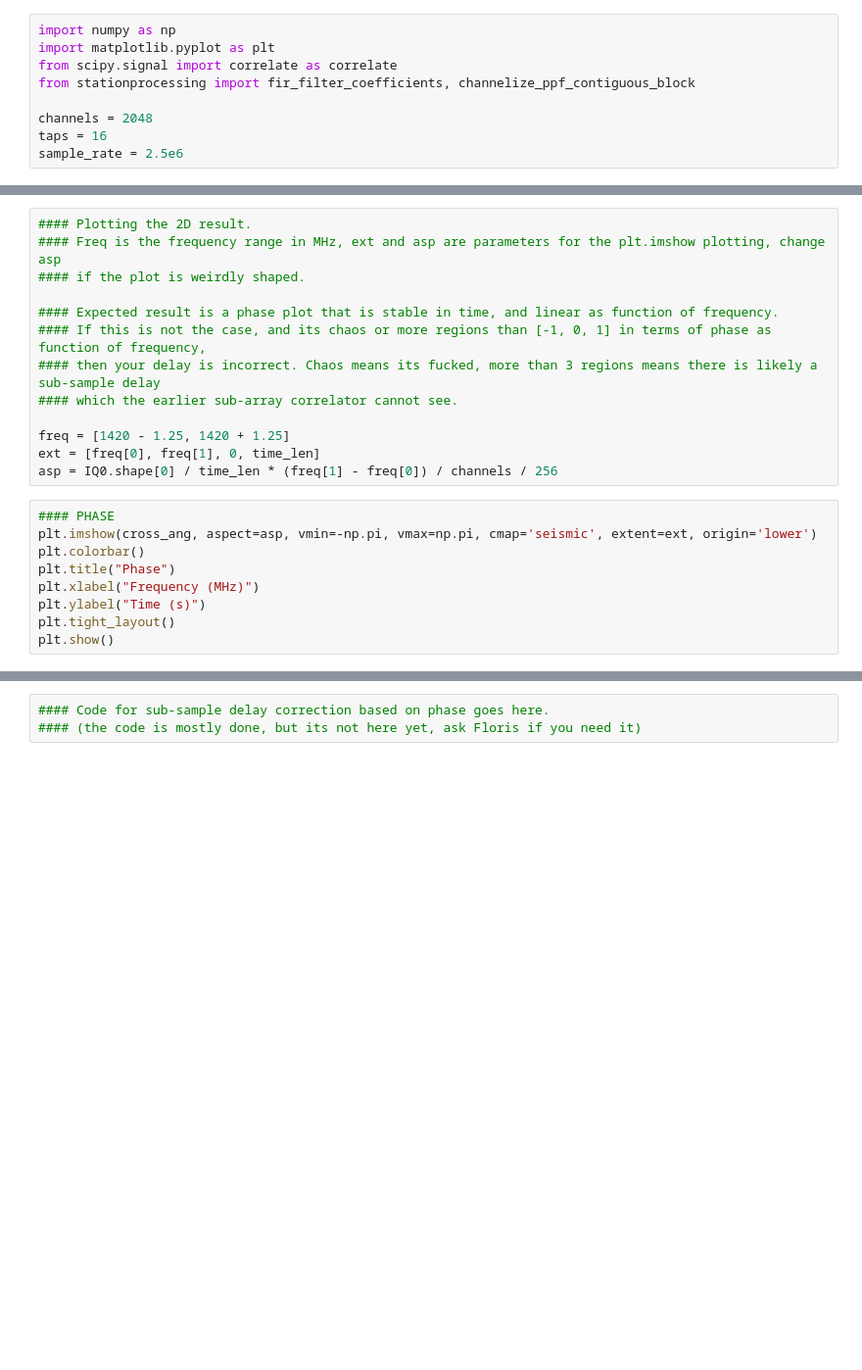
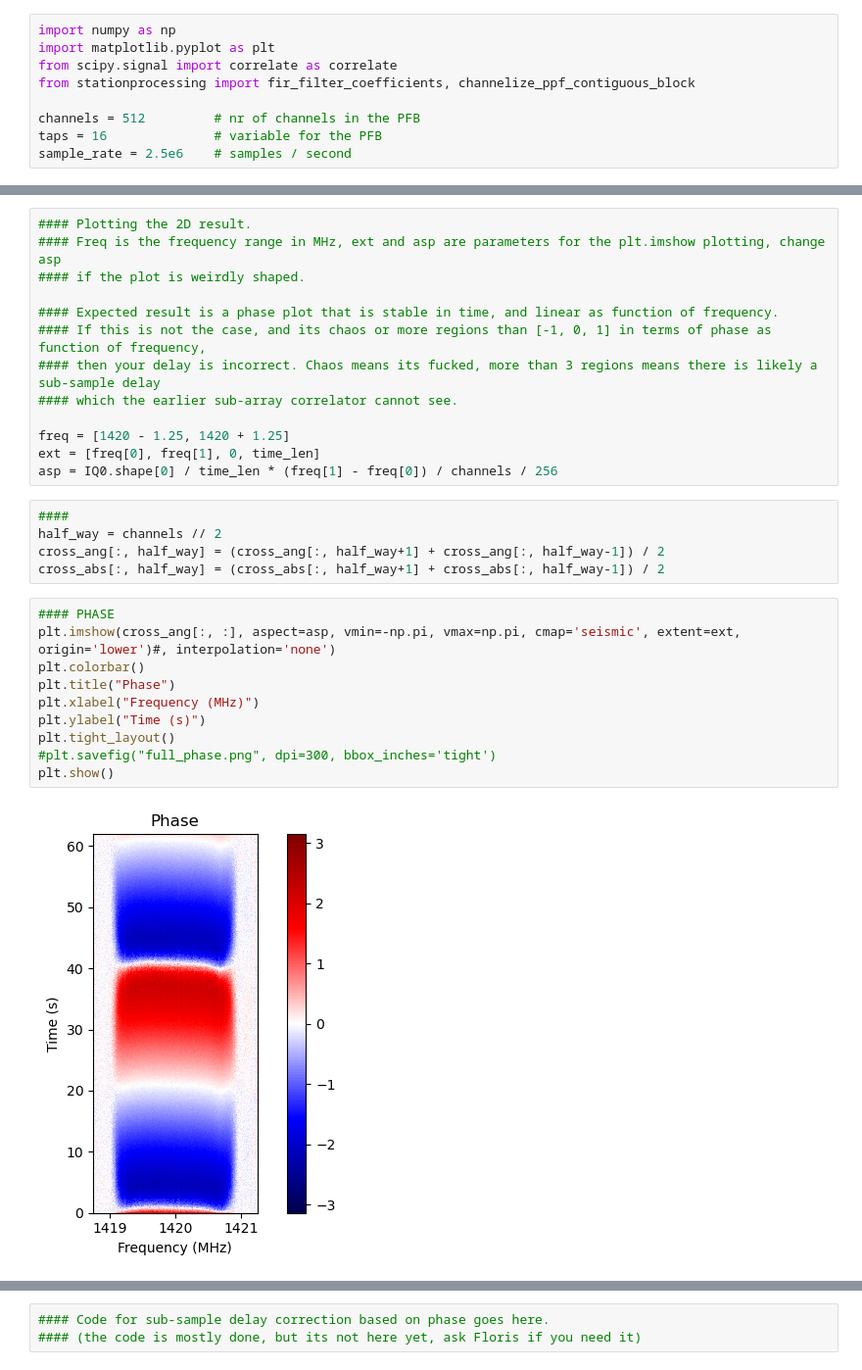
Before and after one commit to Bliodine/RA_Interferometer, a Jupyter notebook: Data acquisition/Data_delay_finder.ipynb, the cells around one changed output, grey strips where cells are left out. Shown at 98% size. Cells and saved outputs as stored; diff of their text form; blank space fills up the shorter version.

```diff
--- a/Data acquisition/Data_delay_finder.ipynb
+++ b/Data acquisition/Data_delay_finder.ipynb
@@ -4,9 +4,9 @@ import matplotlib.pyplot as plt
 from scipy.signal import correlate as correlate
 from stationprocessing import fir_filter_coefficients, channelize_ppf_contiguous_block
 
-channels = 2048
-taps = 16
-sample_rate = 2.5e6
+channels = 512         # nr of channels in the PFB
+taps = 16              # variable for the PFB
+sample_rate = 2.5e6    # samples / second
 # %%
 #### Load the files here, use the [number:] if you already have a delay number to correct for
 #### -n delay means [n:] for IQ0, n delay means [n:] for IQ1
@@ -136,15 +159,23 @@ cross_abs = np.abs(IQ0 * np.conj(IQ1))
 freq = [1420 - 1.25, 1420 + 1.25]
 ext = [freq[0], freq[1], 0, time_len]
 asp = IQ0.shape[0] / time_len * (freq[1] - freq[0]) / channels / 256
+# %%
+####
+half_way = channels // 2
+cross_ang[:, half_way] = (cross_ang[:, half_way+1] + cross_ang[:, half_way-1]) / 2
+cross_abs[:, half_way] = (cross_abs[:, half_way+1] + cross_abs[:, half_way-1]) / 2
 # %%
 #### PHASE
-plt.imshow(cross_ang, aspect=asp, vmin=-np.pi, vmax=np.pi, cmap='seismic', extent=ext, origin='lower')
+plt.imshow(cross_ang[:, :], aspect=asp, vmin=-np.pi, vmax=np.pi, cmap='seismic', extent=ext, origin='lower')#, interpolation='none')
 plt.colorbar()
 plt.title("Phase")
 plt.xlabel("Frequency (MHz)")
 plt.ylabel("Time (s)")
 plt.tight_layout()
+#plt.savefig("full_phase.png", dpi=300, bbox_inches='tight')
 plt.show()
+# %% [output]
+[figure, added]
 # %%
 #### MAGNITUDE
 plt.imshow(cross_abs, aspect=asp, extent=ext, origin='lower', norm='log', vmin=5e-8, vmax=6e-7)
```
Also changed, not shown: parts of 12 cells of this notebook, 3 other files.
